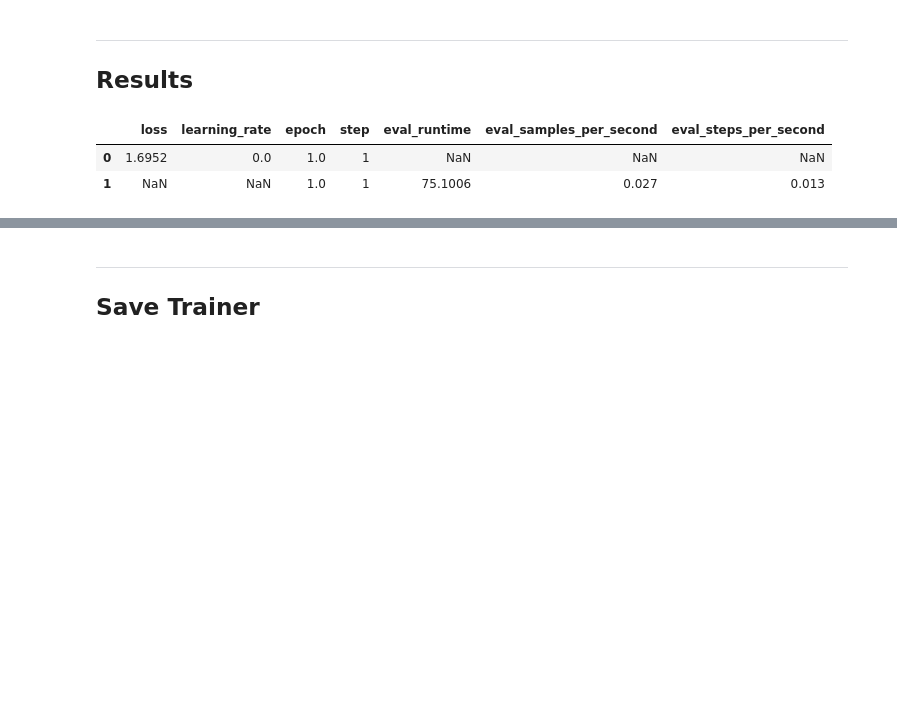
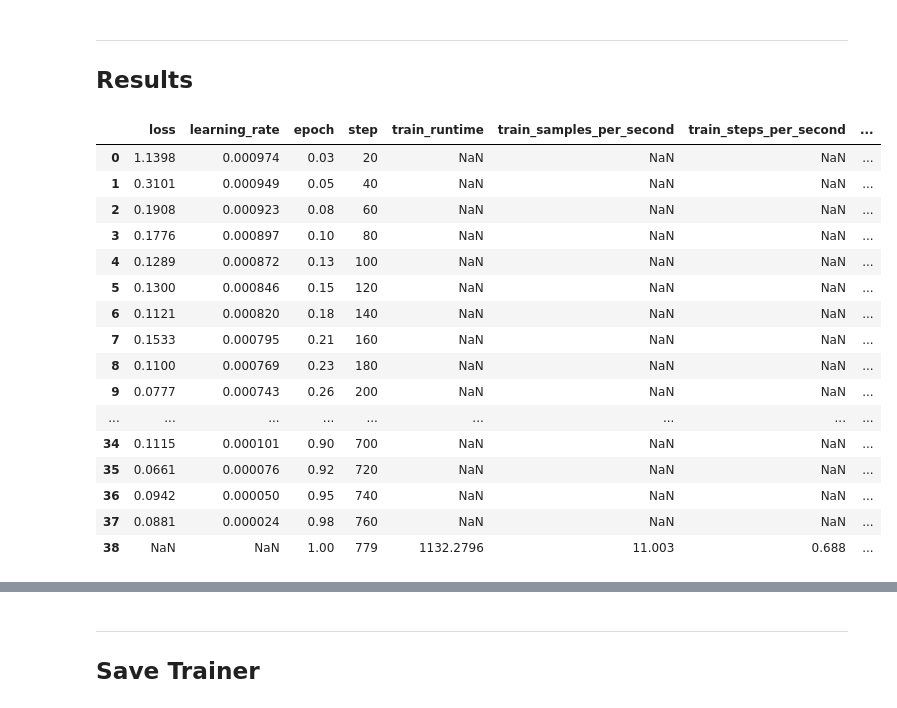
Before and after one commit to finnlueth/prottrans-t5-signalpeptide-prediction, a Jupyter notebook: notebooks/lora-linear-model-train.ipynb, the cells around one changed output, grey strips where cells are left out. Cells and saved outputs as stored; diff of their text form; code cells hidden in the pictures; blank space fills up the shorter version.

```diff
--- a/notebooks/lora-linear-model-train.ipynb
+++ b/notebooks/lora-linear-model-train.ipynb
@@ -111,3 +115,7 @@ Using device:    mps
+# %%
+pd.set_option('display.max_colwidth',3000)
+pd.set_option('display.max_columns', 1000)
+pd.set_option('display.max_rows', 1000)
 # %% [markdown]
 ---
 ## Create Tokenizer and Load Model
@@ -284,8 +512,24 @@ ValueError: Trainer: evaluation requires an eval_dataset.
 ---
 ## Results
 # %%
-pd.DataFrame(trainer.state.log_history)
+result_log = pd.DataFrame(trainer.state.log_history)
-# %% [output]
-|  | loss | learning_rate | epoch | step | eval_runtime | eval_samples_per_second | eval_steps_per_second |
-| 0 | 1.6952 | 0.0 | 1.0 | 1 | NaN | NaN | NaN |
-| 1 | NaN | NaN | 1.0 | 1 | 75.1006 | 0.027 | 0.013 |
+# %%
+display(result_log)
+# %% [output]
+|  | loss | learning_rate | epoch | step | train_runtime | train_samples_per_second | train_steps_per_second | ... |
+| 0 | 1.1398 | 0.000974 | 0.03 | 20 | NaN | NaN | NaN | ... |
+| 1 | 0.3101 | 0.000949 | 0.05 | 40 | NaN | NaN | NaN | ... |
+| 2 | 0.1908 | 0.000923 | 0.08 | 60 | NaN | NaN | NaN | ... |
+| 3 | 0.1776 | 0.000897 | 0.10 | 80 | NaN | NaN | NaN | ... |
+| 4 | 0.1289 | 0.000872 | 0.13 | 100 | NaN | NaN | NaN | ... |
+| 5 | 0.1300 | 0.000846 | 0.15 | 120 | NaN | NaN | NaN | ... |
+| 6 | 0.1121 | 0.000820 | 0.18 | 140 | NaN | NaN | NaN | ... |
+| 7 | 0.1533 | 0.000795 | 0.21 | 160 | NaN | NaN | NaN | ... |
+| 8 | 0.1100 | 0.000769 | 0.23 | 180 | NaN | NaN | NaN | ... |
+| 9 | 0.0777 | 0.000743 | 0.26 | 200 | NaN | NaN | NaN | ... |
+| ... | ... | ... | ... | ... | ... | ... | ... | ... |
+| 34 | 0.1115 | 0.000101 | 0.90 | 700 | NaN | NaN | NaN | ... |
+| 35 | 0.0661 | 0.000076 | 0.92 | 720 | NaN | NaN | NaN | ... |
+| 36 | 0.0942 | 0.000050 | 0.95 | 740 | NaN | NaN | NaN | ... |
+| 37 | 0.0881 | 0.000024 | 0.98 | 760 | NaN | NaN | NaN | ... |
+| 38 | NaN | NaN | 1.00 | 779 | 1132.2796 | 11.003 | 0.688 | ... |
```
Also changed, not shown: parts of 58 cells of this notebook, 9 other files.
